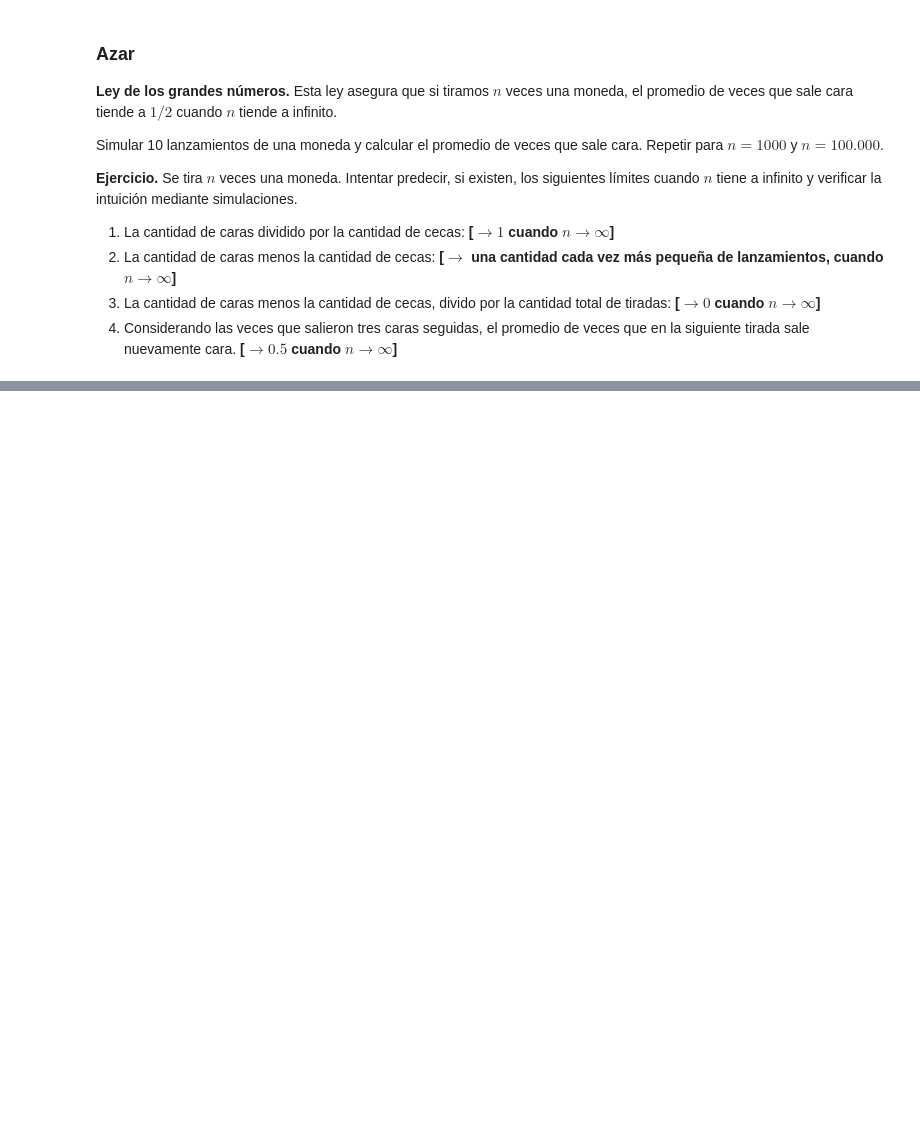
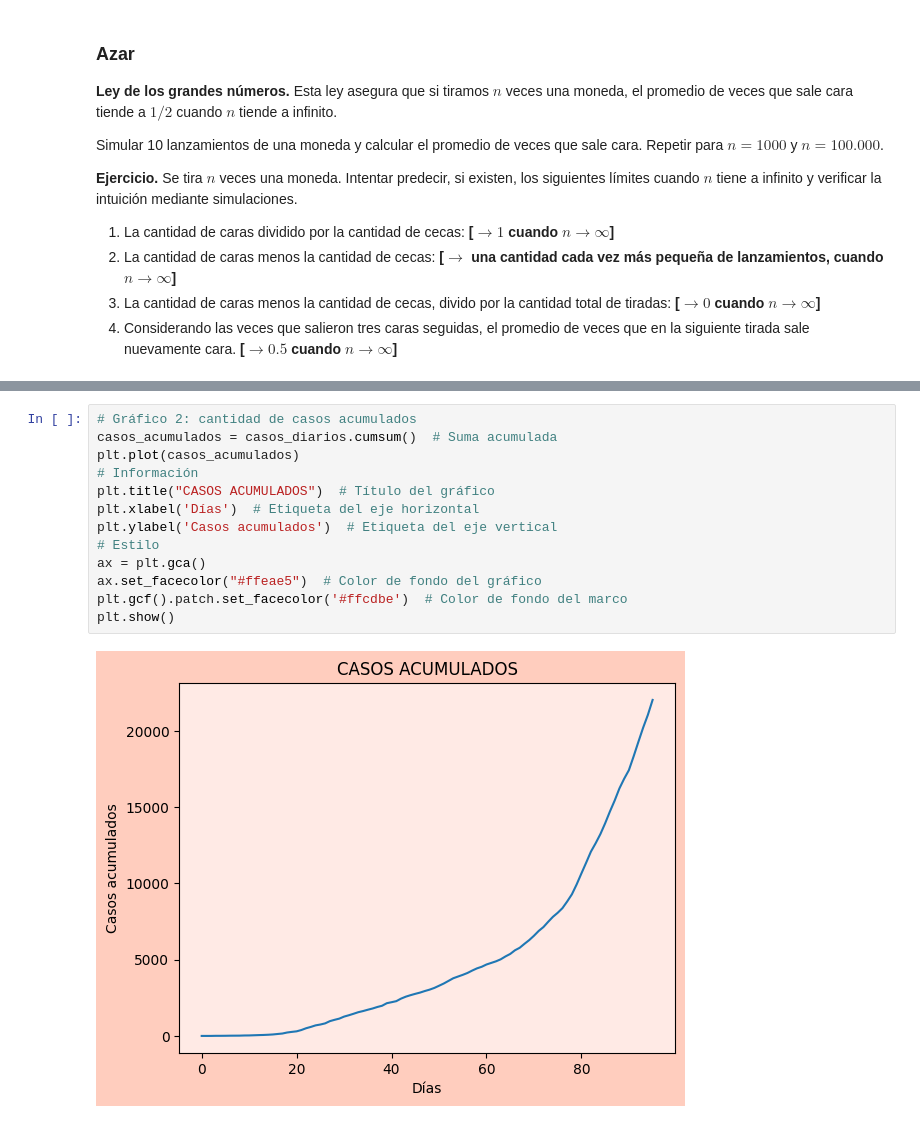
Before and after one commit to errejotaeme/LDD_UBA_2025, a Jupyter notebook: ejercicios_resueltos_LDD.ipynb, the cells around one changed output, grey strips where cells are left out. Cells and saved outputs as stored; diff of their text form; blank space fills up the shorter version.

```diff
--- a/ejercicios_resueltos_LDD.ipynb
+++ b/ejercicios_resueltos_LDD.ipynb
@@ -81,0 +141,15 @@ El 50.35% de las veces que salieron tres caras seguidas, la cuarta tambien fue c
+# %%
+# Gráfico 2: cantidad de casos acumulados
+casos_acumulados = casos_diarios.cumsum()  # Suma acumulada
+plt.plot(casos_acumulados)
+# Información
+plt.title("CASOS ACUMULADOS")  # Título del gráfico
+plt.xlabel('Días')  # Etiqueta del eje horizontal
+plt.ylabel('Casos acumulados')  # Etiqueta del eje vertical
+# Estilo
+ax = plt.gca()
+ax.set_facecolor("#ffeae5")  # Color de fondo del gráfico
+plt.gcf().patch.set_facecolor('#ffcdbe')  # Color de fondo del marco
+plt.show()
+# %% [output]
+[figure, added]
```
Also changed, not shown: parts of 96 cells of this notebook.
